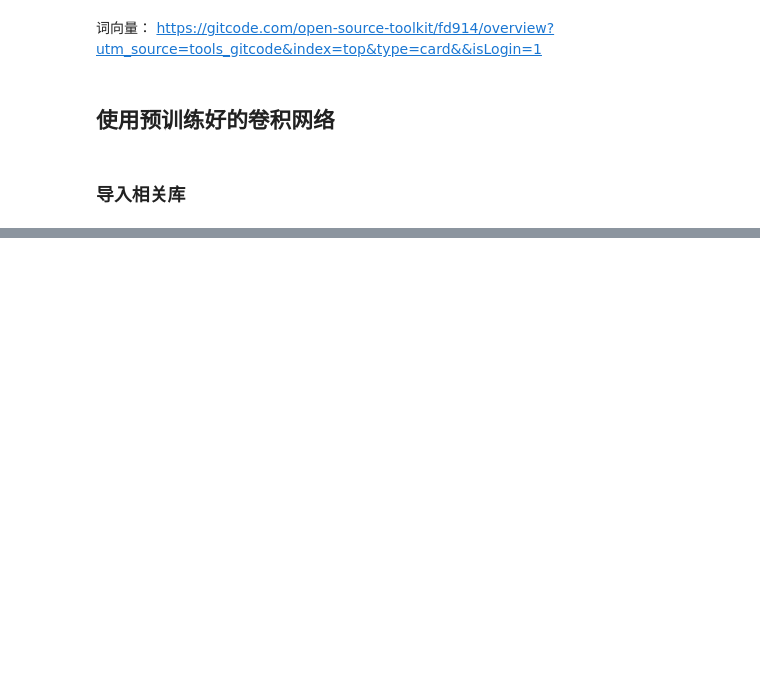
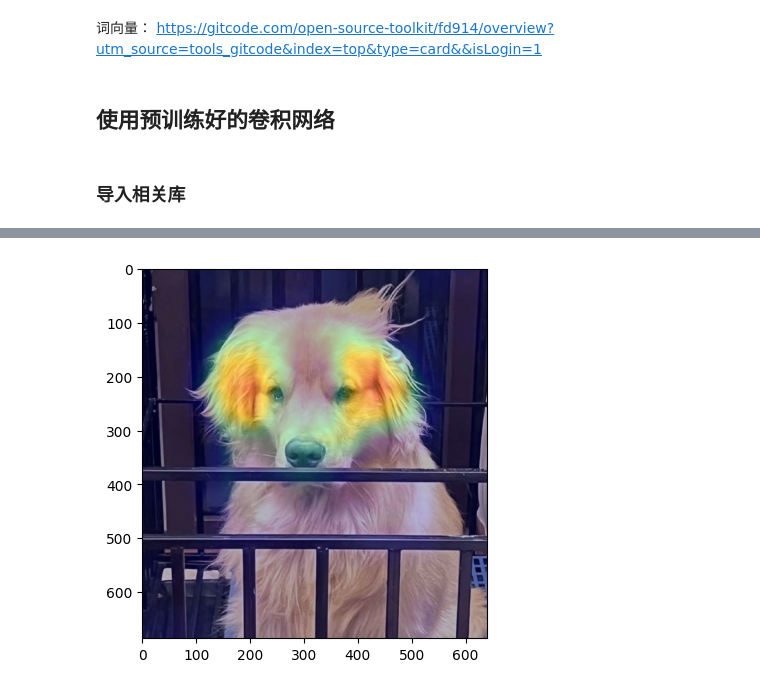
Before and after one commit to wa-kakalala/nnexample_inpytorch, a Jupyter notebook: src/01_cnn.ipynb, the cells around one changed output, grey strips where cells are left out. Drawn from its saved outputs; the diff is of its cells as text; code cells hidden in the pictures; blank space fills up the shorter version.

```diff
--- a/src/01_cnn.ipynb
+++ b/src/01_cnn.ipynb
@@ -947,0 +1105,16 @@ from PIL import Image
+# %%
+# 将CAM热力图融合到原始图像上
+img = cv2.imread("../data/dog.jpeg")
+heatmap = cv2.resize( heatmap,(img.shape[1],img.shape[0]))
+heatmap = np.uint8( 255* heatmap)
+heatmap = cv2.applyColorMap( heatmap, cv2.COLORMAP_JET)
+Grad_cam_img = heatmap*0.4 + img
+Grad_cam_img = Grad_cam_img / Grad_cam_img.max()
+# 可视化图像
+b,g,r = cv2.split( Grad_cam_img) # cv2的图像存储是bgr格式
+Grad_cam_img = cv2.merge([r,g,b])
+plt.figure()
+plt.imshow( Grad_cam_img )
+plt.show()
+# %% [output]
+[figure, added]
```
Also changed, not shown: parts of 12 cells of this notebook, 4 other files.
